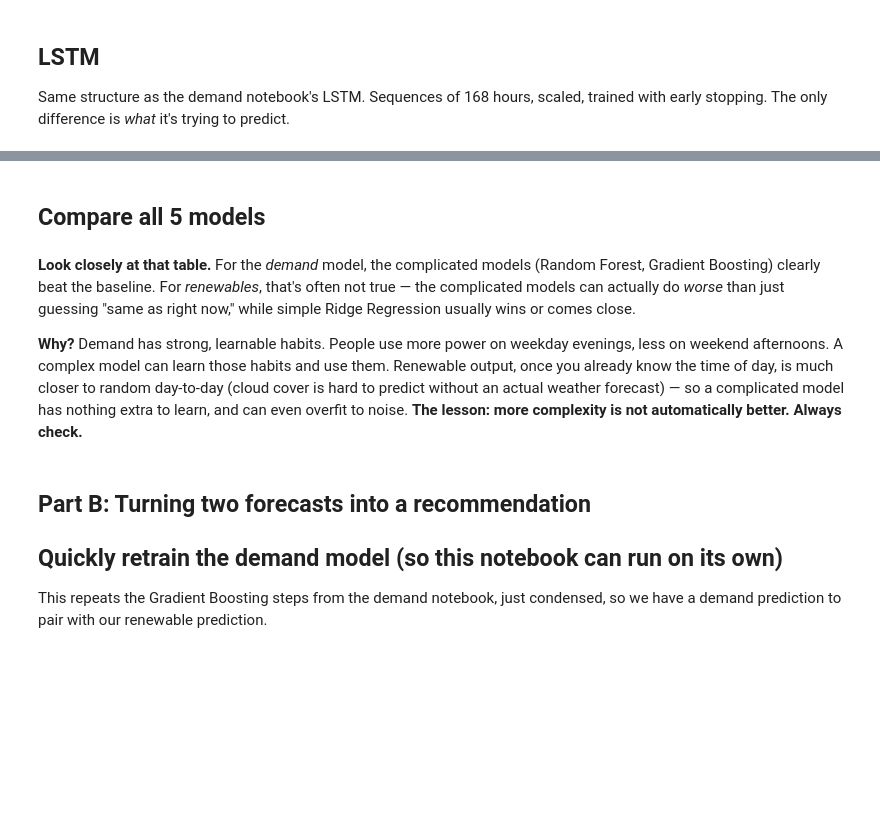
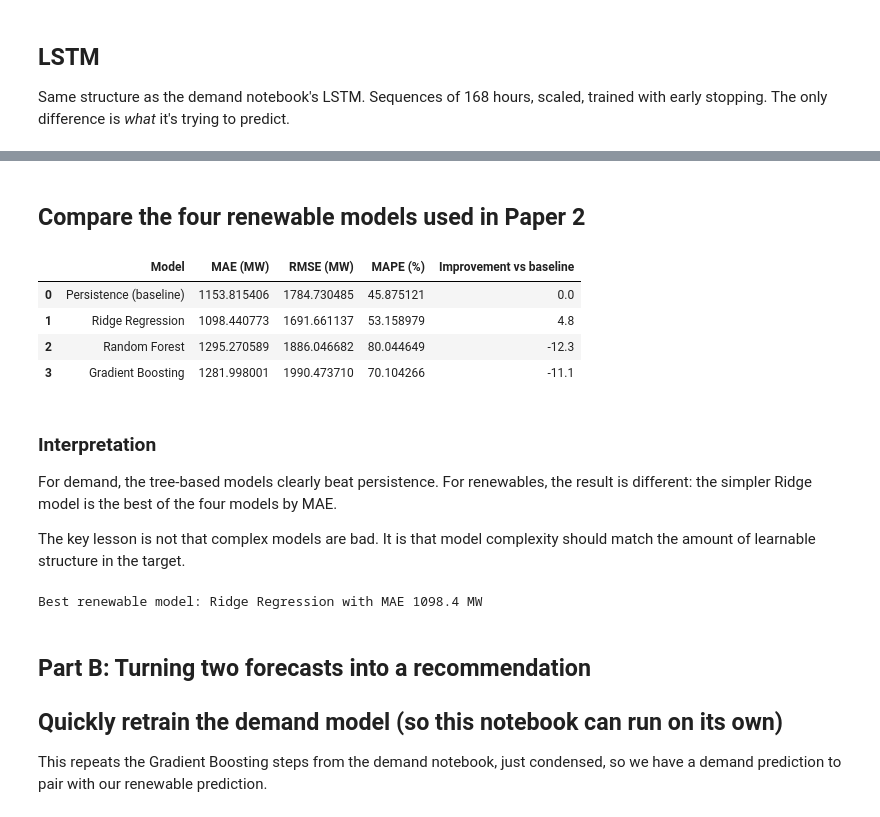
Before and after one commit to badmash20/demand_and_renewable_forecast, a Jupyter notebook: EnergyPredict_Renewable_and_Dispatch.ipynb, the cells around one changed output, grey strips where cells are left out. Cells and saved outputs as stored; diff of their text form; code cells hidden in the pictures; blank space fills up the shorter version.

Commit message:
Added different plots and removed LSTM

```diff
--- a/EnergyPredict_Renewable_and_Dispatch.ipynb
+++ b/EnergyPredict_Renewable_and_Dispatch.ipynb
@@ -94,20 +123,25 @@ from sklearn.ensemble import RandomForestRegressor, GradientBoostingRegressor
 ridge_model = Ridge(alpha=10.0)
 ridge_model.fit(X_train, y_train)
 ridge_pred = ridge_model.predict(X_test)
-mae, mape = score_model(y_test.values, ridge_pred)
-renewable_results.append(("Ridge Regression", mae, mape))
-print("Ridge MAE:", round(mae, 1), "MW")
+ridge_mae, ridge_rmse, ridge_mape = score_model(y_test.values, ridge_pred)
+renewable_results.append(("Ridge Regression", ridge_mae, ridge_rmse, ridge_mape))
 
-forest_model = RandomForestRegressor(n_estimators=300, max_depth=14, random_state=42, n_jobs=-1)
+forest_model = RandomForestRegressor(
+    n_estimators=300, max_depth=14, random_state=42, n_jobs=-1
+)
 forest_model.fit(X_train, y_train)
 forest_pred = forest_model.predict(X_test)
-mae, mape = score_model(y_test.values, forest_pred)
-renewable_results.append(("Random Forest", mae, mape))
-print("Random Forest MAE:", round(mae, 1), "MW")
+forest_mae, forest_rmse, forest_mape = score_model(y_test.values, forest_pred)
+renewable_results.append(("Random Forest", forest_mae, forest_rmse, forest_mape))
 
-boosting_model = GradientBoostingRegressor(n_estimators=300, max_depth=3, learning_rate=0.05, random_state=42)
+boosting_model = GradientBoostingRegressor(
+    n_estimators=300, max_depth=3, learning_rate=0.05, random_state=42
+)
 boosting_model.fit(X_train, y_train)
 boosting_pred = boosting_model.predict(X_test)
-mae, mape = score_model(y_test.values, boosting_pred)
-renewable_results.append(("Gradient Boosting", mae, mape))
-print("Gradient Boosting MAE:", round(mae, 1), "MW")
+boosting_mae, boosting_rmse, boosting_mape = score_model(y_test.values, boosting_pred)
+renewable_results.append(("Gradient Boosting", boosting_mae, boosting_rmse, boosting_mape))
+
+print("Ridge:", round(ridge_mae,1), round(ridge_rmse,1), round(ridge_mape,2))
+print("Random Forest:", round(forest_mae,1), round(forest_rmse,1), round(forest_mape,2))
+print("Gradient Boosting:", round(boosting_mae,1), round(boosting_rmse,1), round(boosting_mape,2))
@@ -221,13 +169,33 @@ print("LSTM MAE:", round(mae, 1), "MW")
 # %% [markdown]
-## Compare all 5 models
+## Compare the four renewable models used in Paper 2
 # %%
-results_table = pd.DataFrame(renewable_results, columns=["Model", "MAE (MW)", "MAPE (%)"])
+results_table = pd.DataFrame(
+    renewable_results,
+    columns=["Model", "MAE (MW)", "RMSE (MW)", "MAPE (%)"]
+)
+
+baseline_mae_value = results_table.loc[
+    results_table["Model"] == "Persistence (baseline)", "MAE (MW)"
+].iloc[0]
+
 results_table["Improvement vs baseline"] = (
-    (results_table["MAE (MW)"][0] - results_table["MAE (MW)"]) / results_table["MAE (MW)"][0] * 100
+    (baseline_mae_value - results_table["MAE (MW)"]) /
+    baseline_mae_value * 100
 ).round(1)
+
 results_table
+# %% [output]
+|  | Model | MAE (MW) | RMSE (MW) | MAPE (%) | Improvement vs baseline |
+| 0 | Persistence (baseline) | 1153.815406 | 1784.730485 | 45.875121 | 0.0 |
+| 1 | Ridge Regression | 1098.440773 | 1691.661137 | 53.158979 | 4.8 |
+| 2 | Random Forest | 1295.270589 | 1886.046682 | 80.044649 | -12.3 |
+| 3 | Gradient Boosting | 1281.998001 | 1990.473710 | 70.104266 | -11.1 |
 # %% [markdown]
-**Look closely at that table.** For the *demand* model, the complicated models (Random Forest, Gradient Boosting) clearly beat the baseline. For *renewables*, that's often not true — the complicated models can actually do *worse* than just guessing "same as right now," while simple Ridge Regression usually wins or comes close.
+### Interpretation
 
-**Why?** Demand has strong, learnable habits. People use more power on weekday evenings, less on weekend afternoons. A complex model can learn those habits and use them. Renewable output, once you already know the time of day, is much closer to random day-to-day (cloud cover is hard to predict without an actual weather forecast) — so a complicated model has nothing extra to learn, and can even overfit to noise. **The lesson: more complexity is not automatically better. Always check.**
+For demand, the tree-based models clearly beat persistence. For renewables, the result is different:
+the simpler Ridge model is the best of the four models by MAE.
+
+The key lesson is not that complex models are bad. It is that model complexity should match the
+amount of learnable structure in the target.
 # %%
@@ -240,11 +233,13 @@ plt.xticks(rotation=20)
 plt.show()
 # %%
-# Pick whichever model actually scored best - don't assume, check!
 best_row = results_table.loc[results_table["MAE (MW)"].idxmin()]
-print("Best renewable model:", best_row["Model"], "with MAE", round(best_row["MAE (MW)"], 1), "MW")
+print("Best renewable model:", best_row["Model"],
+      "with MAE", round(best_row["MAE (MW)"], 1), "MW")
 
-# We'll use Ridge's predictions going forward, since it's usually the winner here
+# Paper 2 identifies Ridge as the best model by MAE.
 final_renewable_prediction = np.clip(ridge_pred, 0, None)
+# %% [output]
+Best renewable model: Ridge Regression with MAE 1098.4 MW
 # %% [markdown]
 ## Part B: Turning two forecasts into a recommendation
 
```
Also changed, not shown: parts of 28 cells of this notebook.
